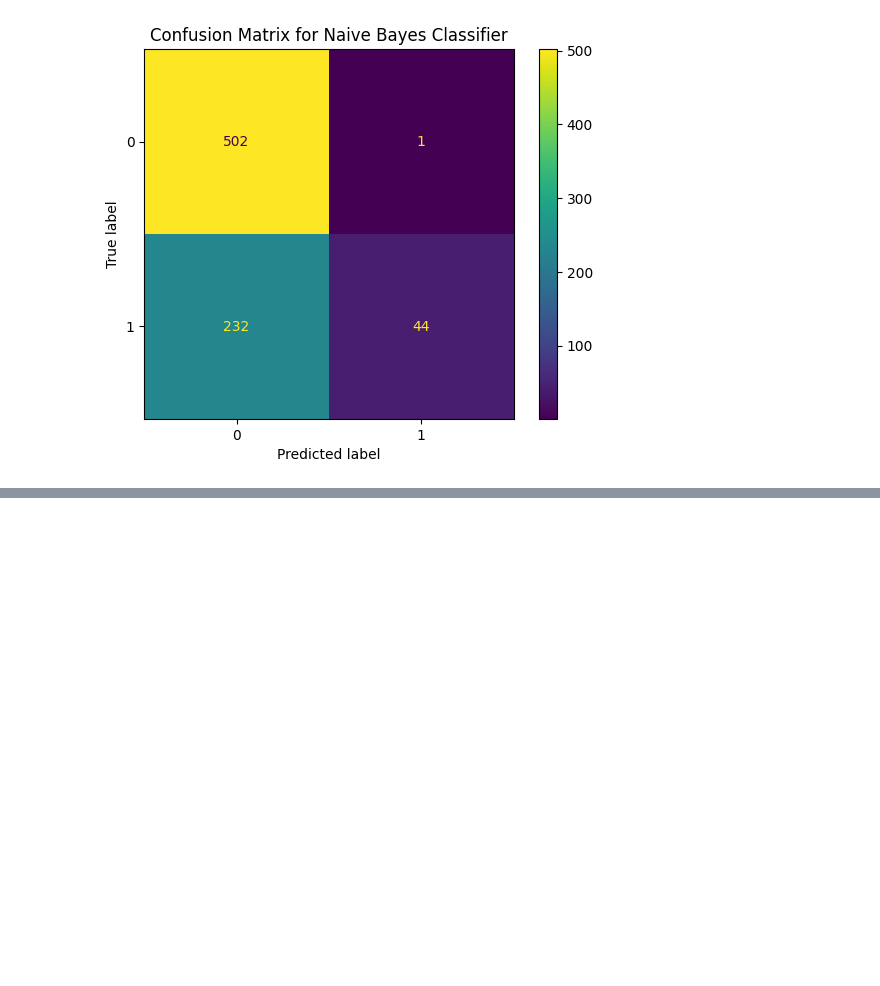
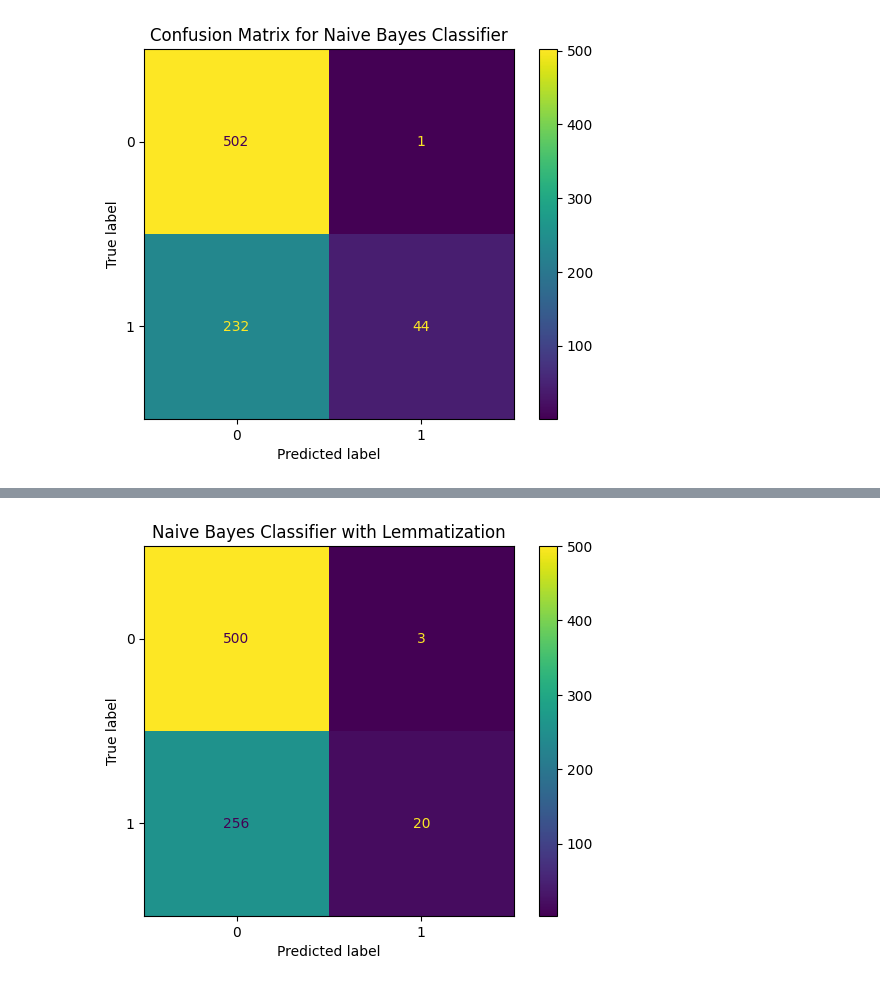
Before and after one commit to ryslipe/british_airlines, a Jupyter notebook: notebooks/05_naive_bayes.ipynb, the cells around one changed output, grey strips where cells are left out. Drawn from its saved outputs; the diff is of its cells as text; code cells hidden in the pictures; blank space fills up the shorter version.

```diff
--- a/notebooks/05_naive_bayes.ipynb
+++ b/notebooks/05_naive_bayes.ipynb
@@ -59,0 +109,9 @@ plt.show()
+# %%
+# make a copy of the data
+df_lemm = df.copy()
+
+# lemmatize
+from src.stemming_and_lemming import get_wordnet_pos, lemmatize_reviews
+
+df_lemm['lemmatized'] = lemmatize_reviews(df['cleaned'])
+df_lemm.head()
@@ -59,0 +125,15 @@ plt.show()
+# %%
+# split lemmatized data
+X_train_lem, X_test_lem, y_train, y_test, tfidf_lem = split_and_vect(df_lemm, 'lemmatized', 'recommended')
+# %%
+# naive bayes of lemmatized
+nb_lemm = MultinomialNB()
+# %%
+# fit and predict
+nb_lemm.fit(X_train_lem, y_train)
+
+# predict
+y_pred_lem = nb_lemm.predict(X_test_lem)
+
+# classification report
+print(classification_report(y_test, y_pred_lem))
@@ -59,0 +149,7 @@ plt.show()
+# %%
+# confusion matrix
+ConfusionMatrixDisplay.from_estimator(nb_lemm, X_test_lem, y_test)
+plt.title('Naive Bayes Classifier with Lemmatization')
+plt.show()
+# %% [output]
+[figure, added]
```
Also changed, not shown: parts of 10 cells of this notebook, 2 other files.
